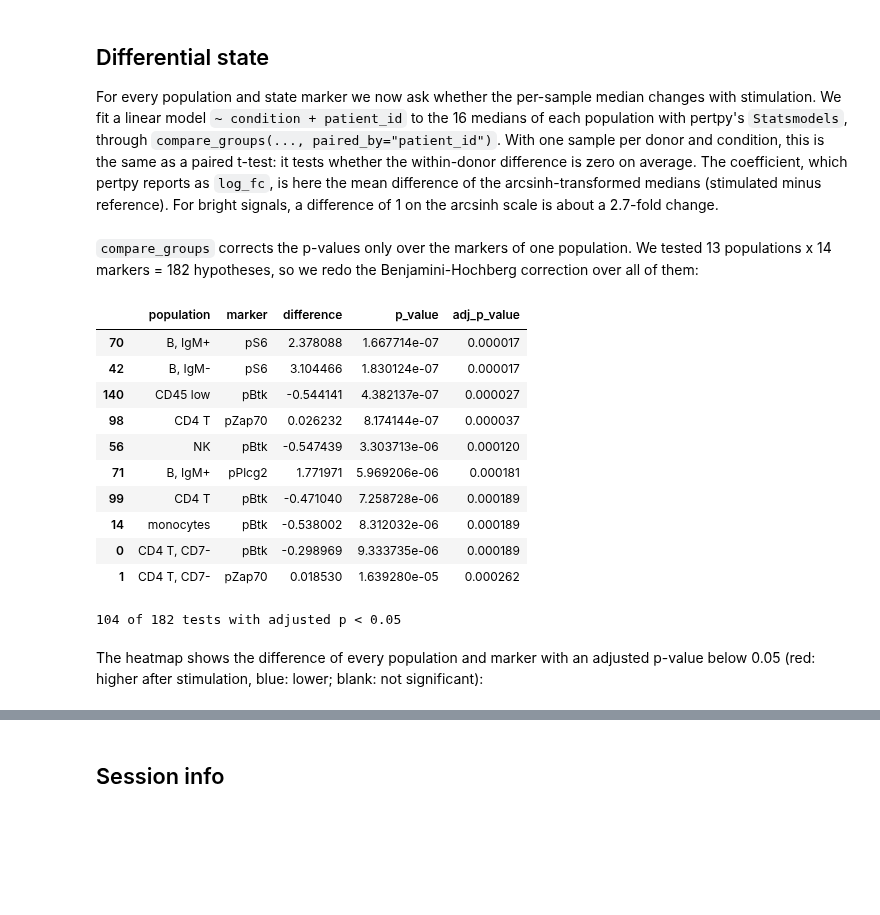
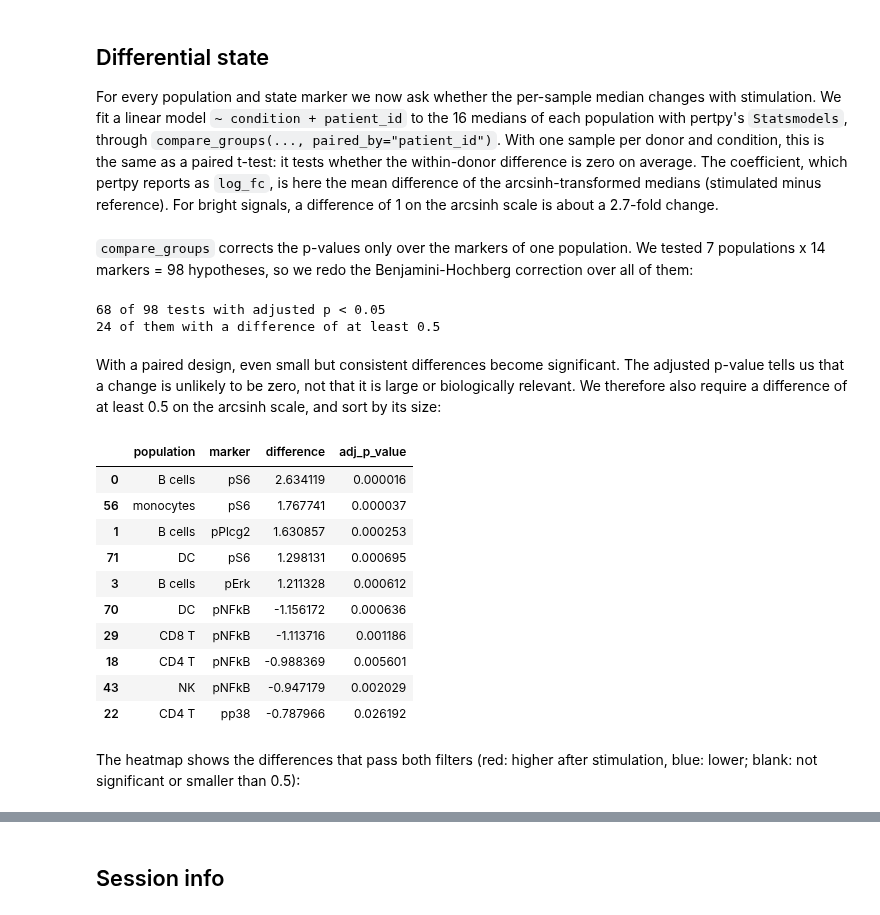
Before and after one commit to scverse/pytometry, a Jupyter notebook: docs/examples/04_statistics.ipynb, the cells around one changed output, grey strips where cells are left out. Drawn from its saved outputs; the diff is of its cells as text; code cells hidden in the pictures; blank space fills up the shorter version.

```diff
--- a/docs/examples/04_statistics.ipynb
+++ b/docs/examples/04_statistics.ipynb
@@ -142,0 +123,5 @@ adata.obs["population"] = adata.obs["cluster"].map(names).astype("category")
+# %%
+cluster_medians = sc.get.aggregate(adata[:, type_markers], by="cluster", func="median").to_df(layer="median")
+fig, ax = plt.subplots(figsize=(7, 7))
+sns.heatmap(cluster_medians, annot=True, fmt=".1f", cmap="viridis", cbar=False, ax=ax)
+ax.set(xlabel="", ylabel="");
@@ -142,0 +134,16 @@ adata.obs["population"] = adata.obs["cluster"].map(names).astype("category")
+# %%
+rules = {
+    "B cells": "CD20 > 2 and CD3 < 1.5 and CD4 < 1.5 and CD7 < 1",
+    "CD4 T": "CD3 > 2 and CD4 > 2 and CD20 < 1 and CD14 < 1 and CD33 < 1 and CD123 < 1",
+    "CD8 T": "CD3 > 2 and CD4 < 1 and CD20 < 1 and CD14 < 1 and CD33 < 1 and CD123 < 1",
+    "NK": "CD7 > 2 and CD3 < 1.5 and CD4 < 1 and CD20 < 1 and CD14 < 1 and CD123 < 1",
+    "monocytes": "`HLA-DR` > 2 and (CD14 > 1 or CD33 > 1) and CD3 < 2 and CD20 < 1 and CD7 < 1",
+    "DC": "`HLA-DR` > 2 and CD14 < 1 and CD33 < 1 and CD3 < 2 and CD20 < 1 and CD7 < 1",
+    "basophils": "CD123 > 2 and `HLA-DR` < 2 and CD3 < 2 and CD20 < 1 and CD7 < 1",
+}
+matches = pd.DataFrame({name: cluster_medians.eval(f"CD45 > 3 and ({rule})") for name, rule in rules.items()})
+assert matches.sum(axis=1).max() <= 1, "a cluster matches more than one rule"
+assert matches.any(axis=0).all(), "a population was not found"
+names = matches.idxmax(axis=1).where(matches.any(axis=1), "unassigned")
+adata.obs["population"] = pd.Categorical(adata.obs["cluster"].map(names), categories=[*rules, "unassigned"])
+adata.obs["population"].value_counts(normalize=True).round(3)
@@ -142,0 +163,4 @@ adata.obs["population"] = adata.obs["cluster"].map(names).astype("category")
+# %%
+adata = adata[adata.obs["population"] != "unassigned"].copy()
+adata.obs["population"] = adata.obs["population"].cat.remove_unused_categories()
+adata
@@ -283,28 +340,34 @@ for population in pseudobulk.obs["population"].cat.categories:
     results.append(result.assign(population=population))
 results = pd.concat(results, ignore_index=True).rename(columns={"variable": "marker", "log_fc": "difference"})
 # %% [markdown]
-`compare_groups` corrects the p-values only over the markers of one population. We tested 13 populations x 14 markers = 182 hypotheses, so we redo the Benjamini-Hochberg correction over all of them:
+`compare_groups` corrects the p-values only over the markers of one population. We tested 7 populations x 14 markers = 98 hypotheses, so we redo the Benjamini-Hochberg correction over all of them:
+# %%
+results["adj_p_value"] = fdrcorrection(results["p_value"])[1]
+significant = results["adj_p_value"] < 0.05
+large = results["difference"].abs() >= 0.5
+print(f"{significant.sum()} of {len(results)} tests with adjusted p < 0.05")
+print(f"{(significant & large).sum()} of them with a difference of at least 0.5")
+# %% [output]
+68 of 98 tests with adjusted p < 0.05
+24 of them with a difference of at least 0.5
+# %% [markdown]
+With a paired design, even small but consistent differences become significant. The adjusted p-value tells us that a change is unlikely to be zero, not that it is large or biologically relevant. We therefore also require a difference of at least 0.5 on the arcsinh scale, and sort by its size:
 # %%
-results["adj_p_value"] = fdrcorrection(results["p_value"])[1]
-results = results.sort_values("p_value")
-results[["population", "marker", "difference", "p_value", "adj_p_value"]].head(10)
+results[significant & large].sort_values("difference", key=abs, ascending=False)[
+    ["population", "marker", "difference", "adj_p_value"]
+].head(10)
 # %% [output]
-|  | population | marker | difference | p_value | adj_p_value |
-| 70 | B, IgM+ | pS6 | 2.378088 | 1.667714e-07 | 0.000017 |
-| 42 | B, IgM- | pS6 | 3.104466 | 1.830124e-07 | 0.000017 |
-| 140 | CD45 low | pBtk | -0.544141 | 4.382137e-07 | 0.000027 |
-| 98 | CD4 T | pZap70 | 0.026232 | 8.174144e-07 | 0.000037 |
-| 56 | NK | pBtk | -0.547439 | 3.303713e-06 | 0.000120 |
-| 71 | B, IgM+ | pPlcg2 | 1.771971 | 5.969206e-06 | 0.000181 |
-| 99 | CD4 T | pBtk | -0.471040 | 7.258728e-06 | 0.000189 |
-| 14 | monocytes | pBtk | -0.538002 | 8.312032e-06 | 0.000189 |
-| 0 | CD4 T, CD7- | pBtk | -0.298969 | 9.333735e-06 | 0.000189 |
-| 1 | CD4 T, CD7- | pZap70 | 0.018530 | 1.639280e-05 | 0.000262 |
+|  | population | marker | difference | adj_p_value |
+| 0 | B cells | pS6 | 2.634119 | 0.000016 |
+| 56 | monocytes | pS6 | 1.767741 | 0.000037 |
+| 1 | B cells | pPlcg2 | 1.630857 | 0.000253 |
+| 71 | DC | pS6 | 1.298131 | 0.000695 |
+| 3 | B cells | pErk | 1.211328 | 0.000612 |
+| 70 | DC | pNFkB | -1.156172 | 0.000636 |
+| 29 | CD8 T | pNFkB | -1.113716 | 0.001186 |
+| 18 | CD4 T | pNFkB | -0.988369 | 0.005601 |
+| 43 | NK | pNFkB | -0.947179 | 0.002029 |
+| 22 | CD4 T | pp38 | -0.787966 | 0.026192 |
-# %%
-significant = results["adj_p_value"] < 0.05
-print(f"{significant.sum()} of {len(results)} tests with adjusted p < 0.05")
-# %% [output]
-104 of 182 tests with adjusted p < 0.05
 # %% [markdown]
-The heatmap shows the difference of every population and marker with an adjusted p-value below 0.05 (red: higher after stimulation, blue: lower; blank: not significant):
+The heatmap shows the differences that pass both filters (red: higher after stimulation, blue: lower; blank: not significant or smaller than 0.5):
 # %%
```
Also changed, not shown: parts of 48 cells of this notebook, 1 other file.
